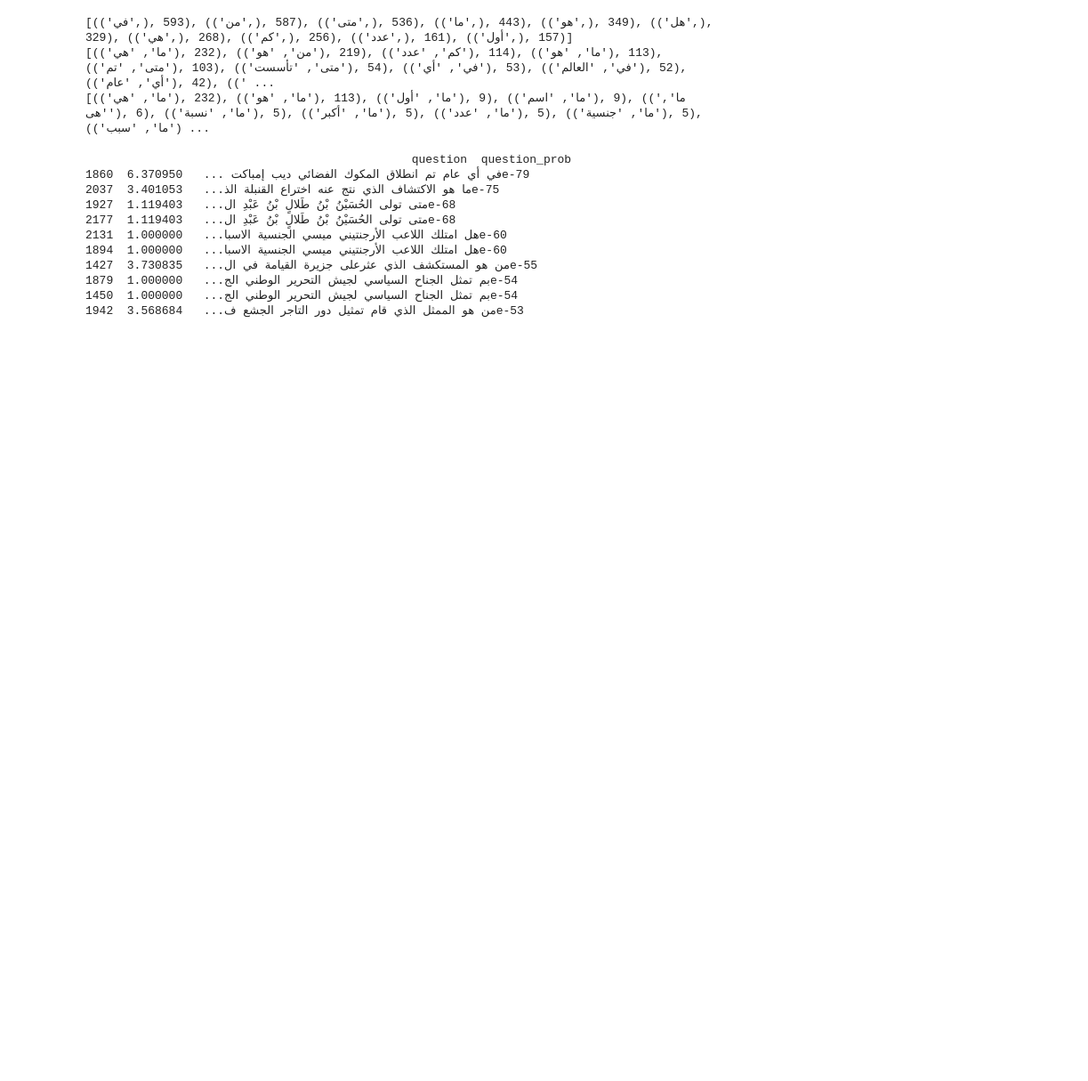
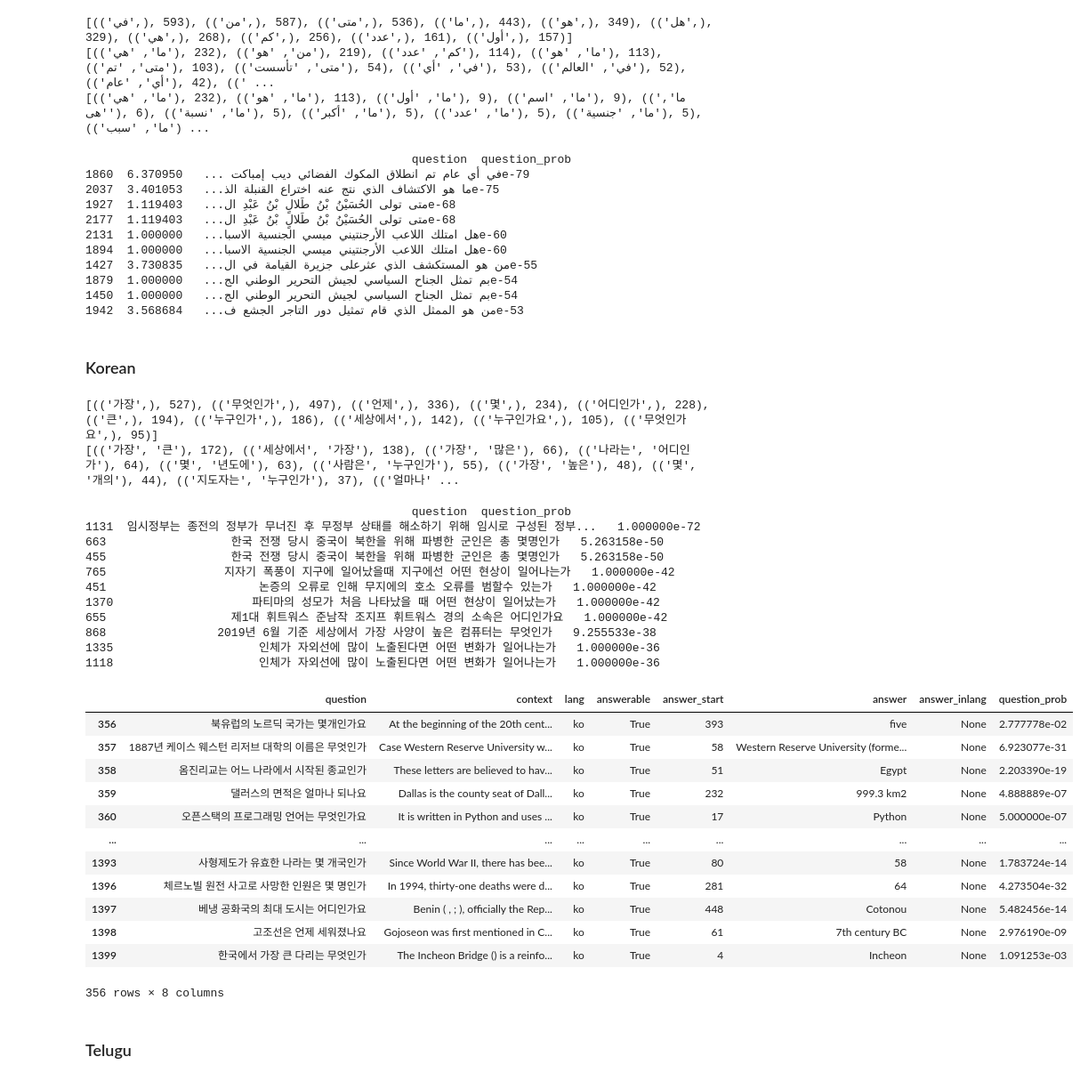
Before and after one commit to nygaardlarsen/NLP-Project, a Jupyter notebook: NLP.ipynb, the cells around one changed output. Shown: that part at 89% size. Drawn from its saved outputs; the diff is of its cells as text; code cells hidden in the pictures; blank space fills up the shorter version.

```diff
--- a/NLP.ipynb
+++ b/NLP.ipynb
@@ -311,3 +313,70 @@ arabicDf_val
 1879  بم تمثل الجناح السياسي لجيش التحرير الوطني الج...   1.000000e-54
 1450  بم تمثل الجناح السياسي لجيش التحرير الوطني الج...   1.000000e-54
 1942  من هو الممثل الذي قام تمثيل دور التاجر الجشع ف...   3.568684e-53
+# %% [markdown]
+### Korean
+# %%
+# Make a list of all bigrams in arabicDf questions
+allBigrams_ko = []
+allUnigrams_ko = []
+for q in koreanDf_train['question']:
+    tokens = nltk.word_tokenize(q)
+    bigrams = list(ngrams(tokens, 2))
+    unigrams = list(ngrams(tokens, 1))
+    allBigrams_ko.extend(bigrams)
+    allUnigrams_ko.extend(unigrams)
+
+unigram_fd_ko = FreqDist(allUnigrams_ko)
+bigram_fd_ko = FreqDist(allBigrams_ko)
+print(unigram_fd_ko.most_common(10))
+print(bigram_fd_ko.most_common(10))
+cfdist_ko = ConditionalFreqDist((bigram[0], bigram) for bigram in allBigrams_ko)
+# %% [output]
+[(('가장',), 527), (('무엇인가',), 497), (('언제',), 336), (('몇',), 234), (('어디인가',), 228), (('큰',), 194), (('누구인가',), 186), (('세상에서',), 142), (('누구인가요',), 105), (('무엇인가요',), 95)]
+[(('가장', '큰'), 172), (('세상에서', '가장'), 138), (('가장', '많은'), 66), (('나라는', '어디인가'), 64), (('몇', '년도에'), 63), (('사람은', '누구인가'), 55), (('가장', '높은'), 48), (('몇', '개의'), 44), (('지도자는', '누구인가'), 37), (('얼마나' ...
+# %%
+def question_probability(question, unigram_fd, bigram_fd):
+    tokens = nltk.word_tokenize(question)
+    bigrams = list(ngrams(tokens, 2))
+    prob = 1.0
+    for bigram in bigrams:
+        bigram_count = bigram_fd[bigram]
+        unigram_count = unigram_fd[(bigram[0],)]
+        if unigram_count > 0 and bigram_count > 0:
+            prob *= bigram_count / unigram_count
+        else:
+            prob *= 1e-6
+    return prob
+
+koreanDf_val['question_prob'] = koreanDf_val['question'].apply(lambda q: question_probability(q, unigram_fd_ko, bigram_fd_ko))
+
+print(koreanDf_val[['question', 'question_prob']].sort_values(by='question_prob').head(10))
+
+koreanDf_val
+# %% [output]
+                                               question  question_prob
+1131  임시정부는 종전의 정부가 무너진 후 무정부 상태를 해소하기 위해 임시로 구성된 정부...   1.000000e-72
+663                  한국 전쟁 당시 중국이 북한을 위해 파병한 군인은 총 몇명인가   5.263158e-50
+455                  한국 전쟁 당시 중국이 북한을 위해 파병한 군인은 총 몇명인가   5.263158e-50
+765                 지자기 폭풍이 지구에 일어났을때 지구에선 어떤 현상이 일어나는가   1.000000e-42
+451                      논증의 오류로 인해 무지에의 호소 오류를 범할수 있는가   1.000000e-42
+1370                    파티마의 성모가 처음 나타났을 때 어떤 현상이 일어났는가   1.000000e-42
+655                  제1대 휘트워스 준남작 조지프 휘트워스 경의 소속은 어디인가요   1.000000e-42
+868                2019년 6월 기준 세상에서 가장 사양이 높은 컴퓨터는 무엇인가   9.255533e-38
+1335                     인체가 자외선에 많이 노출된다면 어떤 변화가 일어나는가   1.000000e-36
+1118                     인체가 자외선에 많이 노출된다면 어떤 변화가 일어나는가   1.000000e-36
+|  | question | context | lang | answerable | answer_start | answer | answer_inlang | question_prob |
+| 356 | 북유럽의 노르딕 국가는 몇개인가요 | At the beginning of the 20th cent... | ko | True | 393 | five | None | 2.777778e-02 |
+| 357 | 1887년 케이스 웨스턴 리저브 대학의 이름은 무엇인가 | Case Western Reserve University w... | ko | True | 58 | Western Reserve University (forme... | None | 6.923077e-31 |
+| 358 | 옴진리교는 어느 나라에서 시작된 종교인가 | These letters are believed to hav... | ko | True | 51 | Egypt | None | 2.203390e-19 |
+| 359 | 댈러스의 면적은 얼마나 되나요 | Dallas is the county seat of Dall... | ko | True | 232 | 999.3 km2 | None | 4.888889e-07 |
+| 360 | 오픈스택의 프로그래밍 언어는 무엇인가요 | It is written in Python and uses ... | ko | True | 17 | Python | None | 5.000000e-07 |
+| ... | ... | ... | ... | ... | ... | ... | ... | ... |
+| 1393 | 사형제도가 유효한 나라는 몇 개국인가 | Since World War II, there has bee... | ko | True | 80 | 58 | None | 1.783724e-14 |
+| 1396 | 체르노빌 원전 사고로 사망한 인원은 몇 명인가 | In 1994, thirty-one deaths were d... | ko | True | 281 | 64 | None | 4.273504e-32 |
+| 1397 | 베냉 공화국의 최대 도시는 어디인가요 | Benin ( , ; ), officially the Rep... | ko | True | 448 | Cotonou | None | 5.482456e-14 |
+| 1398 | 고조선은 언제 세워졌나요 | Gojoseon was first mentioned in C... | ko | True | 61 | 7th century BC | None | 2.976190e-09 |
+| 1399 | 한국에서 가장 큰 다리는 무엇인가 | The Incheon Bridge () is a reinfo... | ko | True | 4 | Incheon | None | 1.091253e-03 |
+356 rows × 8 columns
+# %% [markdown]
+### Telugu
```
Also changed, not shown: parts of 8 cells of this notebook.
